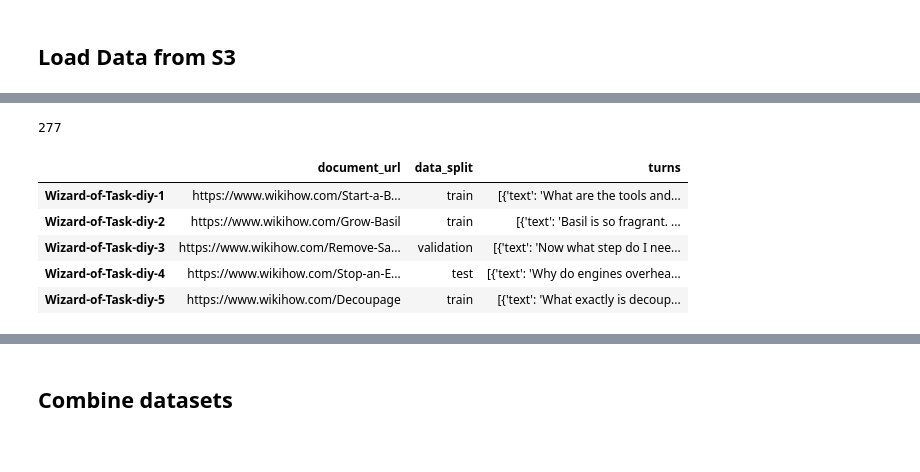
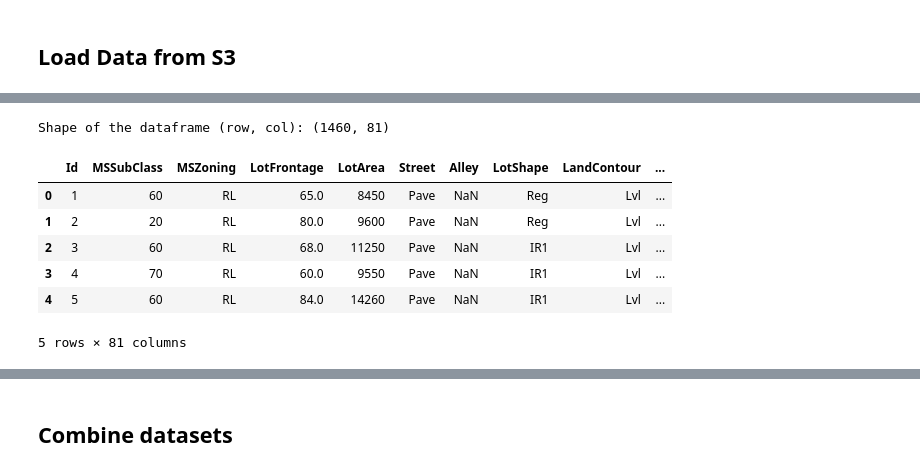
Before and after one commit to ithllc/AAI_540_SU_04, a Jupyter notebook: code/03_Preprocess_Data.ipynb, the cells around one changed output, grey strips where cells are left out. Drawn from its saved outputs; the diff is of its cells as text; code cells hidden in the pictures.

Commit message:
set up new dataset in athena

```diff
--- a/code/03_Preprocess_Data.ipynb
+++ b/code/03_Preprocess_Data.ipynb
@@ -43,6 +37,6 @@ account_id = boto3.client("sts").get_caller_identity().get("Account")
 # %%
 # get s3 path to data
 %store -r bucket_name
-s3_path = 's3://{}'.format(bucket_name)
+s3_path = 's3://{}/data'.format(bucket_name)
 print(s3_path)
 # %% [output]
@@ -50,3 +44,3 @@ s3://wizard-of-tasks-dataset-5432
 # %%
-df_diy = wr.s3.read_json(path='{}/wizard_of_tasks_cooking_v1.0.json'.format(s3_path), orient='index')
-df_cooking = wr.s3.read_json(path='{}/wizard_of_tasks_diy_v1.0.json'.format(s3_path), orient='index')
+df_test = wr.s3.read_csv(path='{}/test.csv'.format(s3_path))
+df_train = wr.s3.read_csv(path='{}/train.csv'.format(s3_path))
@@ -65,12 +47,14 @@ df_diy.head(5)
-# %%
-# Overview of cooking dataset
-print(len(df_cooking))
-df_cooking.head(5)
-# %% [output]
-277
-|  | document_url | data_split | turns |
-| Wizard-of-Task-diy-1 | https://www.wikihow.com/Start-a-B... | train | [{'text': 'What are the tools and... |
-| Wizard-of-Task-diy-2 | https://www.wikihow.com/Grow-Basil | train | [{'text': 'Basil is so fragrant. ... |
-| Wizard-of-Task-diy-3 | https://www.wikihow.com/Remove-Sa... | validation | [{'text': 'Now what step do I nee... |
-| Wizard-of-Task-diy-4 | https://www.wikihow.com/Stop-an-E... | test | [{'text': 'Why do engines overhea... |
-| Wizard-of-Task-diy-5 | https://www.wikihow.com/Decoupage | train | [{'text': 'What exactly is decoup... |
+# %%
+# overview of train dataset
+shape = df_train.shape
+print("Shape of the dataframe (row, col):",shape,"\r\n")
+df_train.head(5)
+# %% [output]
+Shape of the dataframe (row, col): (1460, 81)
+|  | Id | MSSubClass | MSZoning | LotFrontage | LotArea | Street | Alley | LotShape | LandContour | ... |
+| 0 | 1 | 60 | RL | 65.0 | 8450 | Pave | NaN | Reg | Lvl | ... |
+| 1 | 2 | 20 | RL | 80.0 | 9600 | Pave | NaN | Reg | Lvl | ... |
+| 2 | 3 | 60 | RL | 68.0 | 11250 | Pave | NaN | IR1 | Lvl | ... |
+| 3 | 4 | 70 | RL | 60.0 | 9550 | Pave | NaN | IR1 | Lvl | ... |
+| 4 | 5 | 60 | RL | 84.0 | 14260 | Pave | NaN | IR1 | Lvl | ... |
+5 rows × 81 columns
```
Also changed, not shown: parts of 33 cells of this notebook, 3 other files.
